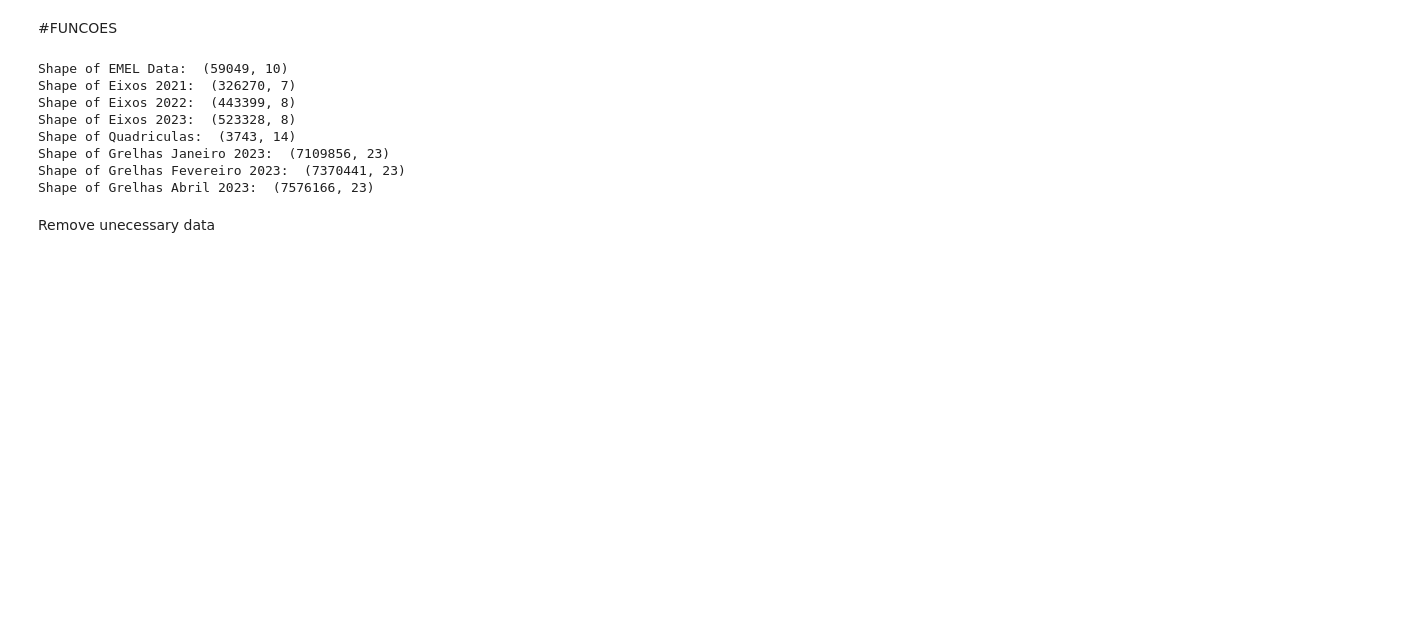
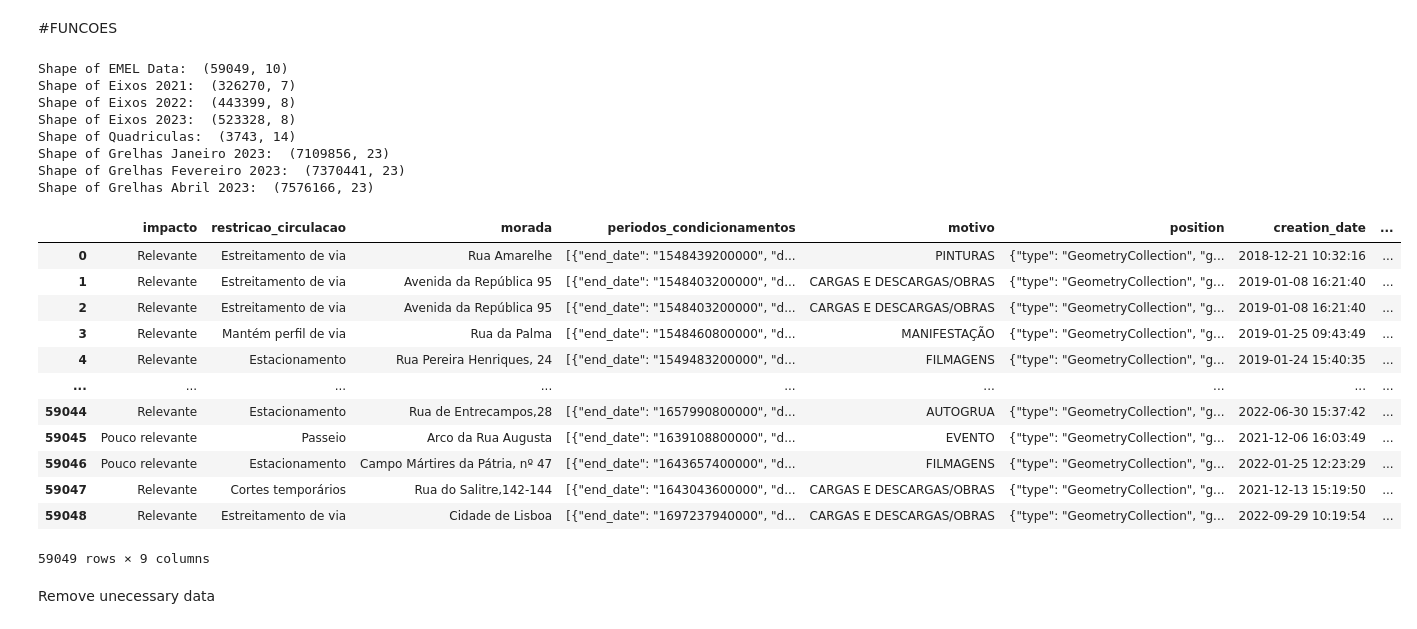
Before and after one commit to a-proenca/LAD, a Jupyter notebook: LAD_22_23.ipynb, the cells around one changed output. Cells and saved outputs as stored; diff of their text form; code cells hidden in the pictures; blank space fills up the shorter version.

```diff
--- a/LAD_22_23.ipynb
+++ b/LAD_22_23.ipynb
@@ -331,5 +365,21 @@ Shape of Quadriculas:  (3743, 14)
 Shape of Grelhas Janeiro 2023:  (7109856, 23)
 Shape of Grelhas Fevereiro 2023:  (7370441, 23)
 Shape of Grelhas Abril 2023:  (7576166, 23)
+# %%
+data_frame_emel
+# %% [output]
+|  | impacto | restricao_circulacao | morada | periodos_condicionamentos | motivo | position | creation_date | ... |
+| 0 | Relevante | Estreitamento de via | Rua Amarelhe | [{"end_date": "1548439200000", "d... | PINTURAS | {"type": "GeometryCollection", "g... | 2018-12-21 10:32:16 | ... |
+| 1 | Relevante | Estreitamento de via | Avenida da República 95 | [{"end_date": "1548403200000", "d... | CARGAS E DESCARGAS/OBRAS | {"type": "GeometryCollection", "g... | 2019-01-08 16:21:40 | ... |
+| 2 | Relevante | Estreitamento de via | Avenida da República 95 | [{"end_date": "1548403200000", "d... | CARGAS E DESCARGAS/OBRAS | {"type": "GeometryCollection", "g... | 2019-01-08 16:21:40 | ... |
+| 3 | Relevante | Mantém perfil de via | Rua da Palma | [{"end_date": "1548460800000", "d... | MANIFESTAÇÃO | {"type": "GeometryCollection", "g... | 2019-01-25 09:43:49 | ... |
+| 4 | Relevante | Estacionamento | Rua Pereira Henriques, 24 | [{"end_date": "1549483200000", "d... | FILMAGENS | {"type": "GeometryCollection", "g... | 2019-01-24 15:40:35 | ... |
+| ... | ... | ... | ... | ... | ... | ... | ... | ... |
+| 59044 | Relevante | Estacionamento | Rua de Entrecampos,28 | [{"end_date": "1657990800000", "d... | AUTOGRUA | {"type": "GeometryCollection", "g... | 2022-06-30 15:37:42 | ... |
+| 59045 | Pouco relevante | Passeio | Arco da Rua Augusta | [{"end_date": "1639108800000", "d... | EVENTO | {"type": "GeometryCollection", "g... | 2021-12-06 16:03:49 | ... |
+| 59046 | Pouco relevante | Estacionamento | Campo Mártires da Pátria, nº 47 | [{"end_date": "1643657400000", "d... | FILMAGENS | {"type": "GeometryCollection", "g... | 2022-01-25 12:23:29 | ... |
+| 59047 | Relevante | Cortes temporários | Rua do Salitre,142-144 | [{"end_date": "1643043600000", "d... | CARGAS E DESCARGAS/OBRAS | {"type": "GeometryCollection", "g... | 2021-12-13 15:19:50 | ... |
+| 59048 | Relevante | Estreitamento de via | Cidade de Lisboa | [{"end_date": "1697237940000", "d... | CARGAS E DESCARGAS/OBRAS | {"type": "GeometryCollection", "g... | 2022-09-29 10:19:54 | ... |
+59049 rows × 9 columns
 # %% [markdown]
 Remove unecessary data
```
Also changed, not shown: parts of 13 cells of this notebook.
